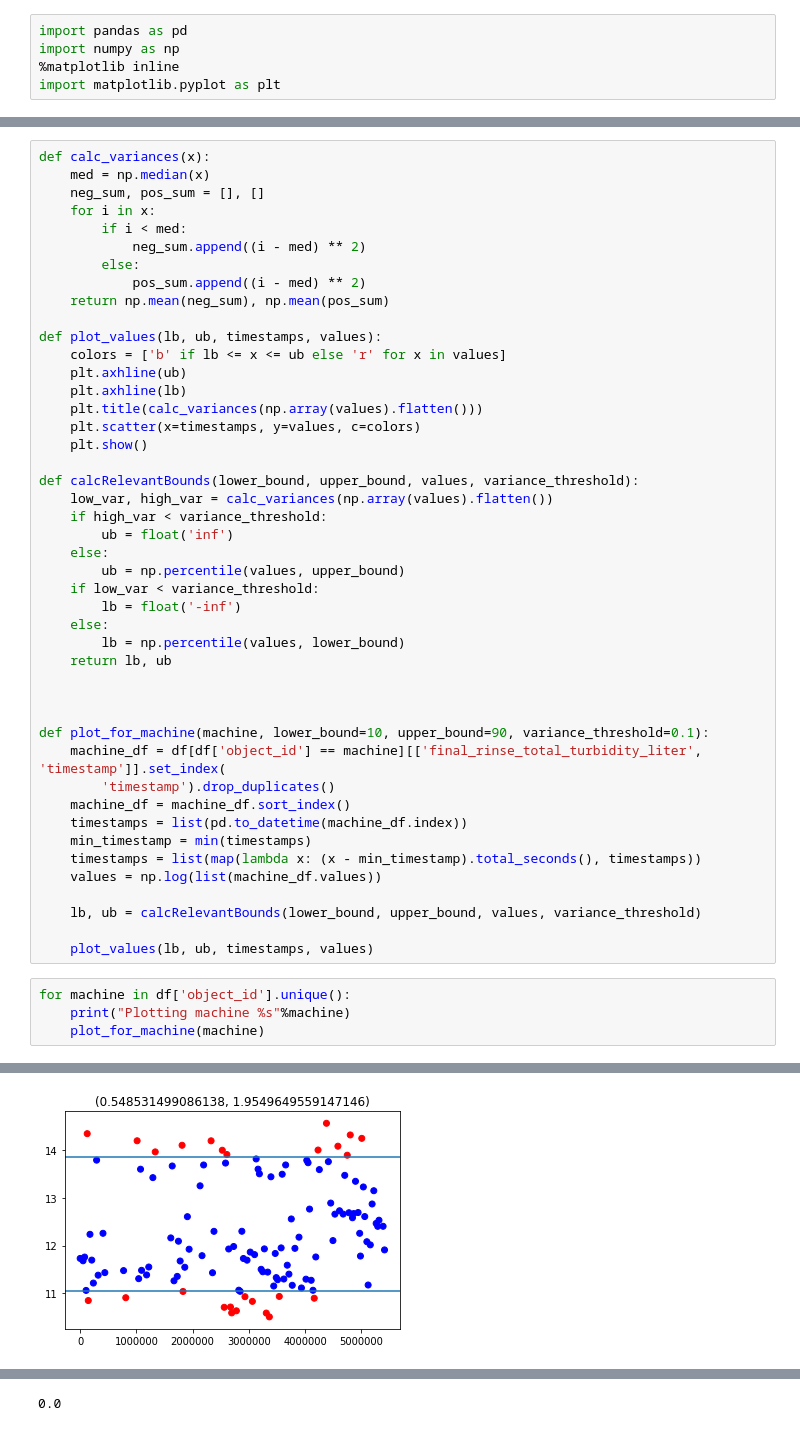
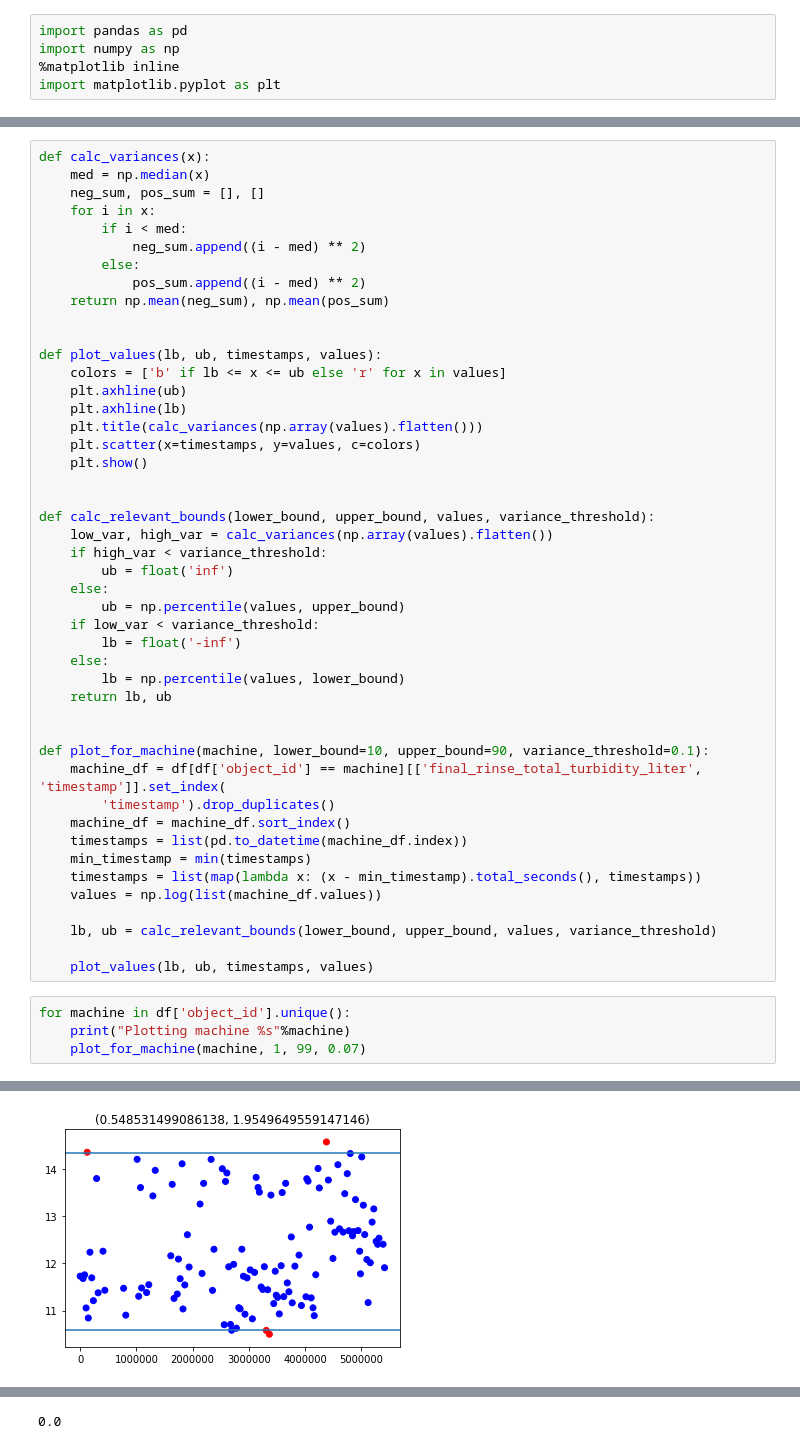
Before and after one commit to GillesVandewiele/Rinse-Over-Run, a Jupyter notebook: plot_features_machines.ipynb, the cells around one changed output, grey strips where cells are left out. Cells and saved outputs as stored; diff of their text form.

```diff
--- a/plot_features_machines.ipynb
+++ b/plot_features_machines.ipynb
@@ -37,6 +37,7 @@ def calc_variances(x):
             pos_sum.append((i - med) ** 2)
     return np.mean(neg_sum), np.mean(pos_sum)
 
+
 def plot_values(lb, ub, timestamps, values):
     colors = ['b' if lb <= x <= ub else 'r' for x in values]
     plt.axhline(ub)
@@ -45,7 +46,8 @@ def plot_values(lb, ub, timestamps, values):
     plt.scatter(x=timestamps, y=values, c=colors)
     plt.show()
 
-def calcRelevantBounds(lower_bound, upper_bound, values, variance_threshold):
+
+def calc_relevant_bounds(lower_bound, upper_bound, values, variance_threshold):
     low_var, high_var = calc_variances(np.array(values).flatten())
     if high_var < variance_threshold:
         ub = float('inf')
@@ -58,7 +60,6 @@ def calcRelevantBounds(lower_bound, upper_bound, values, variance_threshold):
     return lb, ub
 
 
-
 def plot_for_machine(machine, lower_bound=10, upper_bound=90, variance_threshold=0.1):
     machine_df = df[df['object_id'] == machine][['final_rinse_total_turbidity_liter', 'timestamp']].set_index(
         'timestamp').drop_duplicates()
@@ -68,12 +69,12 @@ def plot_for_machine(machine, lower_bound=10, upper_bound=90, variance_threshold
     timestamps = list(map(lambda x: (x - min_timestamp).total_seconds(), timestamps))
     values = np.log(list(machine_df.values))
 
-    lb, ub = calcRelevantBounds(lower_bound, upper_bound, values, variance_threshold)
+    lb, ub = calc_relevant_bounds(lower_bound, upper_bound, values, variance_threshold)
 
     plot_values(lb, ub, timestamps, values)
 # %%
 for machine in df['object_id'].unique():
     print("Plotting machine %s"%machine)
-    plot_for_machine(machine)
+    plot_for_machine(machine, 1, 99, 0.07)
 # %% [output]
 Plotting machine 405
@@ -85,3 +86,3 @@ Plotting machine 924
 Plotting machine 112
-[figure, old version]
+[figure, new version]
 Plotting machine 913
```
Also changed, not shown: parts of 1 cell of this notebook, 1 other file.
